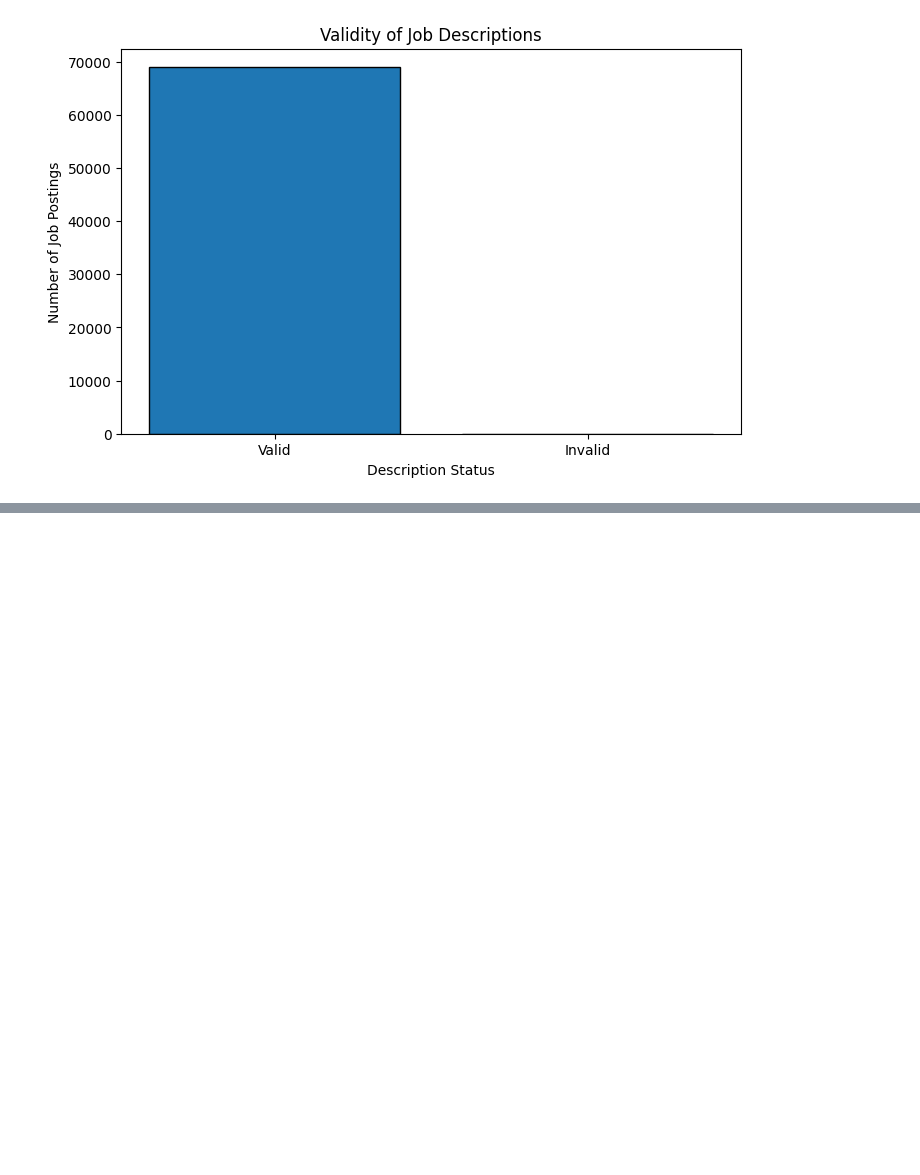
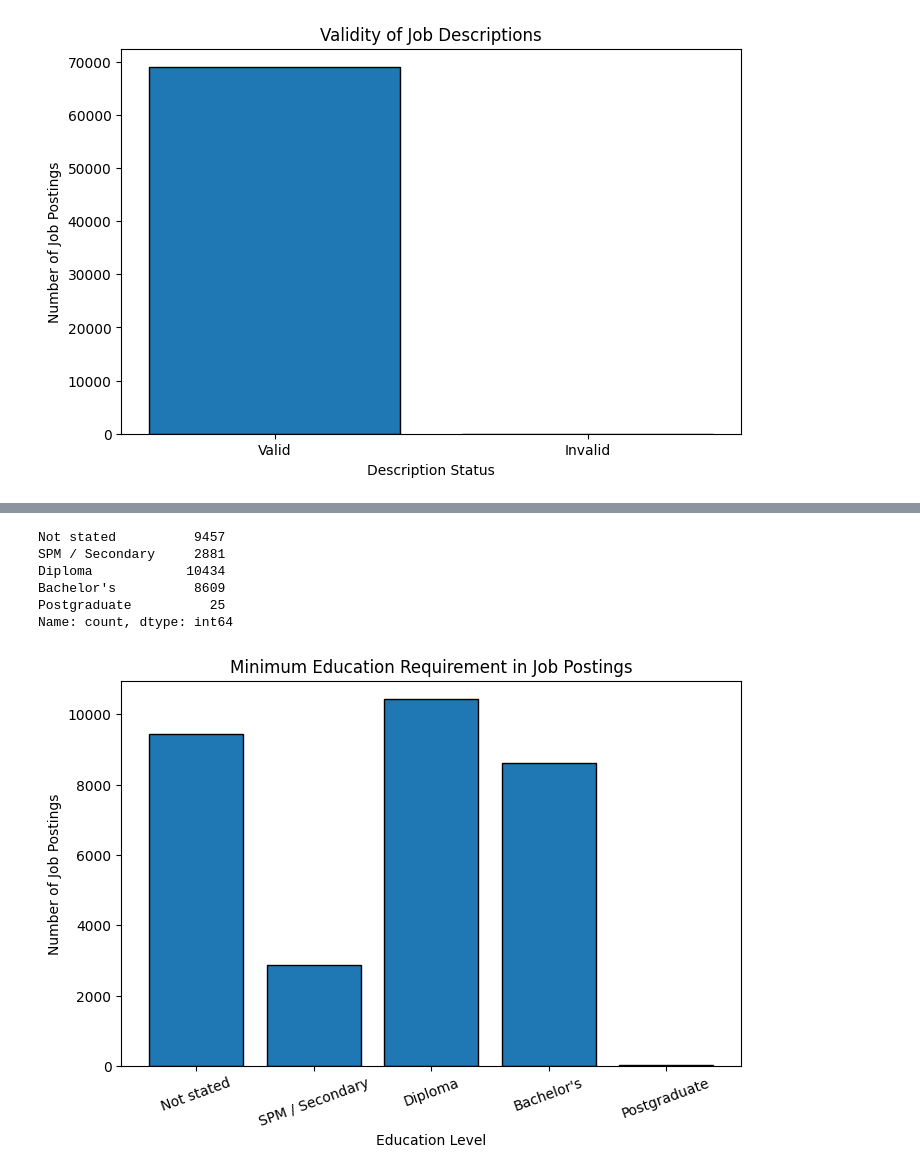
Before and after one commit to Ivenncia/wage-prediction, a Jupyter notebook: notebooks/data_understanding.ipynb, the cells around one changed output, grey strips where cells are left out. Saved outputs shown, nothing was run; the diff lists cells and outputs as text; code cells hidden in the pictures; blank space fills up the shorter version.

```diff
--- a/notebooks/data_understanding.ipynb
+++ b/notebooks/data_understanding.ipynb
@@ -300,0 +337,23 @@ plt.show()
+# %%
+# Count postings at each extracted minimum education requirement level
+edu_labels = {0: "Not stated", 1: "SPM / Secondary", 2: "Diploma", 3: "Bachelor's", 4: "Postgraduate"}
+edu_counts = model_table["edu_level"].value_counts().sort_index()
+edu_counts.index = [edu_labels[level] for level in edu_counts.index]
+print(edu_counts)
+
+# Create a bar chart to show the education requirement distribution
+plt.figure(figsize=(8, 5))
+plt.bar(edu_counts.index, edu_counts.values, edgecolor="black")
+plt.title("Minimum Education Requirement in Job Postings")
+plt.xlabel("Education Level")
+plt.ylabel("Number of Job Postings")
+plt.xticks(rotation=20)
+plt.show()
+# %% [output]
+Not stated          9457
+SPM / Secondary     2881
+Diploma            10434
+Bachelor's          8609
+Postgraduate          25
+Name: count, dtype: int64
+[figure, added]
```
Also changed, not shown: parts of 8 cells of this notebook, 14 other files.
